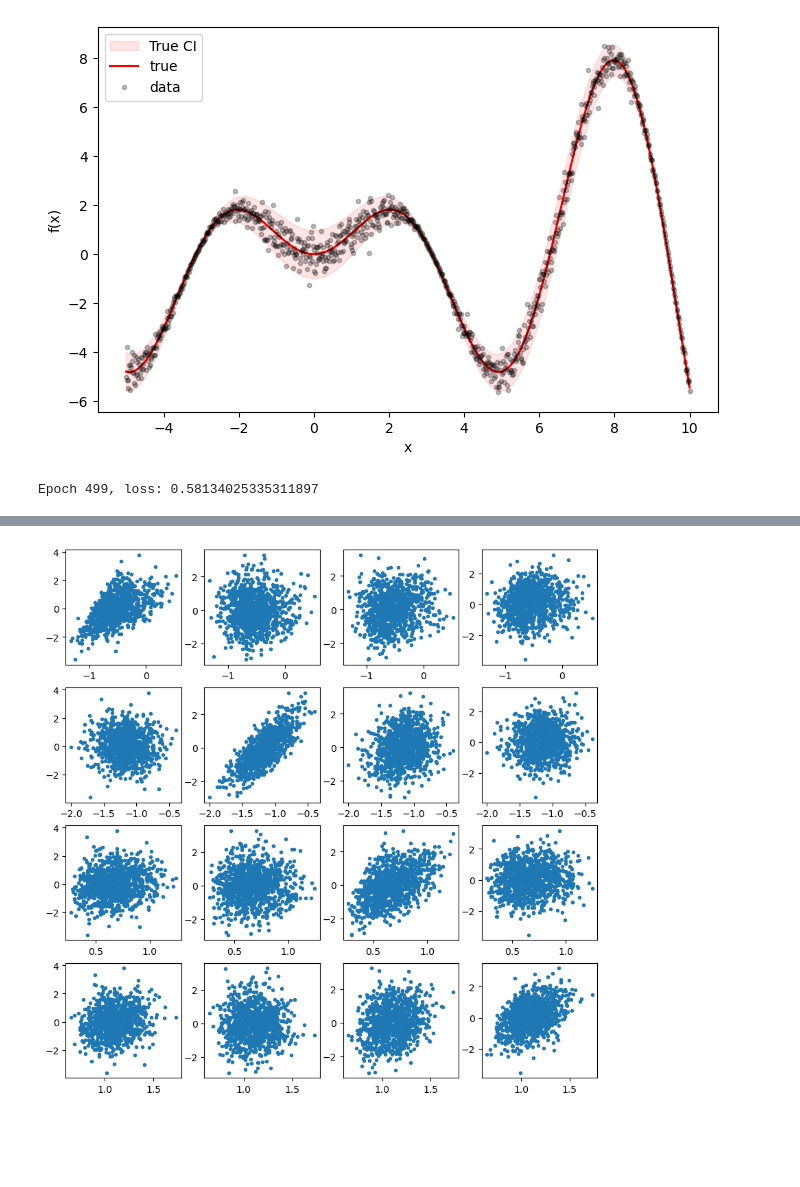
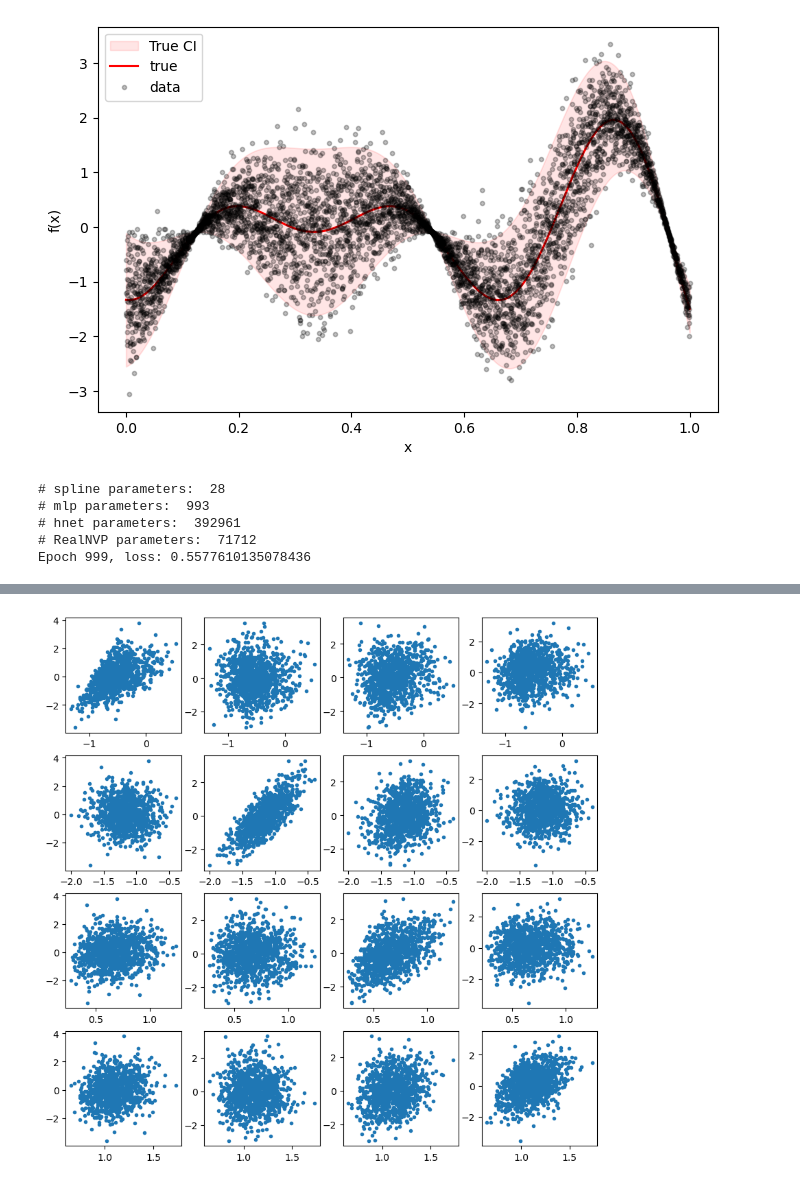
Before and after one commit to nathanieljevans/hypernet, a Jupyter notebook: notebooks/08_calibration_of_pz.ipynb, the cells around one changed output, grey strips where cells are left out. Saved outputs shown, nothing was run; the diff lists cells and outputs as text; code cells hidden in the pictures; blank space fills up the shorter version.

```diff
--- a/notebooks/08_calibration_of_pz.ipynb
+++ b/notebooks/08_calibration_of_pz.ipynb
@@ -11,33 +14,77 @@ from hnet.train.hnet import EnergyDistanceLoss
 %load_ext autoreload
 %autoreload 2
 # %%
-x,y,y_true,true_lcb,true_ucb = generate.simple1d(N=1000, scale=0.5)
+x,y,y_true,true_lcb,true_ucb = generate.simple1d(N=5000, scale=3)
+
+# unit norm x
+x = (x - x.min(axis=0).values) / (x.max(axis=0).values - x.min(axis=0).values)
+
+y_mu = y.mean(axis=0)
+y_std = y.std(axis=0)
+y = (y - y_mu) / y_std
+y_true = (y_true - y_mu) / y_std
+true_lcb = (true_lcb - y_mu) / y_std
+true_ucb = (true_ucb - y_mu) / y_std
+
+assert x.min() >= 0.0 and x.max() <= 1.0, "Input must be in [0, 1] range"
 
 utils.plot1d(x,y,y_true,true_lcb,true_ucb)
 # %% [output]
-[figure, old version]
+[figure, new version]
 # %%
-mlp = MLP(in_channels=1, out_channels=1, hidden_channels=100, layers=2, nonlin='elu', norm='none')
-hnet = HyperNet(mlp, stochastic_channels=2, width=100, learn_pz=True, nvp_kwargs={'hidden_dim':64,
-'num_layers':8, 'nonlin':'elu', 'mask_type':'alternating', })
+# NOTE: using many stochastic channels results in a wider range of diverse samples (at initiailization at least)
+# e.g., if we are only using 2 stochastic channels, the true function rarely appears in the function space
+# if using 100 stochastic channels, the true function appears in the function space almost always.
+
+
+mlp = MLP(in_channels=1, out_channels=1, hidden_channels=16, layers=3, nonlin='elu', norm='layer')
+init_dict = mlp.get_init_dict(init='infer')
+
+spline = BSpline(in_dim=1, out_dim=1, n_knots=32, degree=3)
+hnet = HyperNet(mlp, stochastic_channels=2, width=256, dropout=0., norm='none', bias=False, affine=False,
+               init_dict=init_dict,
+               learn_pz=True,
+               nvp_kwargs={
+                           'hidden_dim':64,
+                           'num_layers':8,
+                           'nonlin':'elu',
+                           'mask_type':'alternating',
+                           })
+
+print('# spline parameters: ', sum([p.numel() for p in spline.parameters()]))
+print('# mlp parameters: ', sum([p.numel() for p in mlp.parameters()]))
+print('# hnet parameters: ', sum([p.numel() for p in hnet.parameters()]))
+print('# RealNVP parameters: ', sum([p.numel() for p in hnet.normalizing_flow.parameters()]))
 
 # freeze normalizing flow
-#for param in hnet.normalizing_flow.parameters():
-#   param.requires_grad = False
+for param in hnet.normalizing_flow.parameters():
+   param.requires_grad = False
 
-optim = torch.optim.Adam(hnet.parameters(), lr=1e-3, weight_decay=0)
+optim = torch.optim.AdamW(hnet.parameters(), lr=1e-3, weight_decay=0)
 crit = EnergyDistanceLoss()
 
-for i in range(500):
-    optim.zero_grad()
+batch_size = 250
 
-    yhat = hnet(x.unsqueeze(1), samples=100)
-    loss = crit(yhat, y.unsqueeze(1))
-    loss.backward()
-    optim.step()
+for i in range(1000):
 
-    print(f'Epoch {i}, loss: {loss.item()}', end='\r')
+   batch_idx = torch.randint(0, len(x), (batch_size,))
+   x_batch = x[batch_idx]
+   y_batch = y[batch_idx]
+
+   optim.zero_grad()
+
+   yhat = hnet(x_batch.unsqueeze(1), samples=100)
+   loss = crit(yhat, y_batch.unsqueeze(1))
+   loss.backward()
+
+   optim.step()
+
+   print(f'Epoch {i}, loss: {loss.item()}', end='\r')
 # %% [output]
-Epoch 499, loss: 0.58134025335311897
+# spline parameters:  28
+# mlp parameters:  993
+# hnet parameters:  392961
+# RealNVP parameters:  71712
+Epoch 999, loss: 0.5577610135078436
 # %%
 hnet.eval()
```
Also changed, not shown: parts of 5 cells of this notebook, 3 other files.
